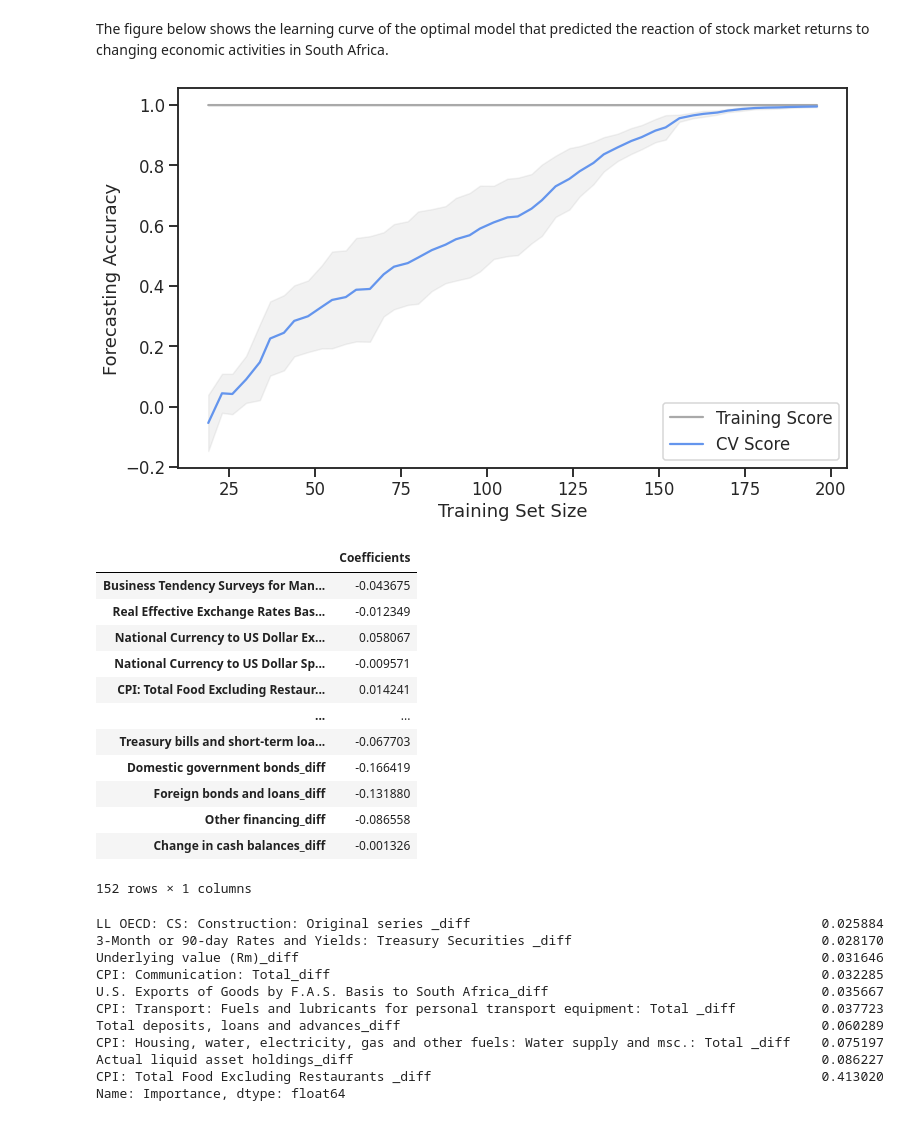
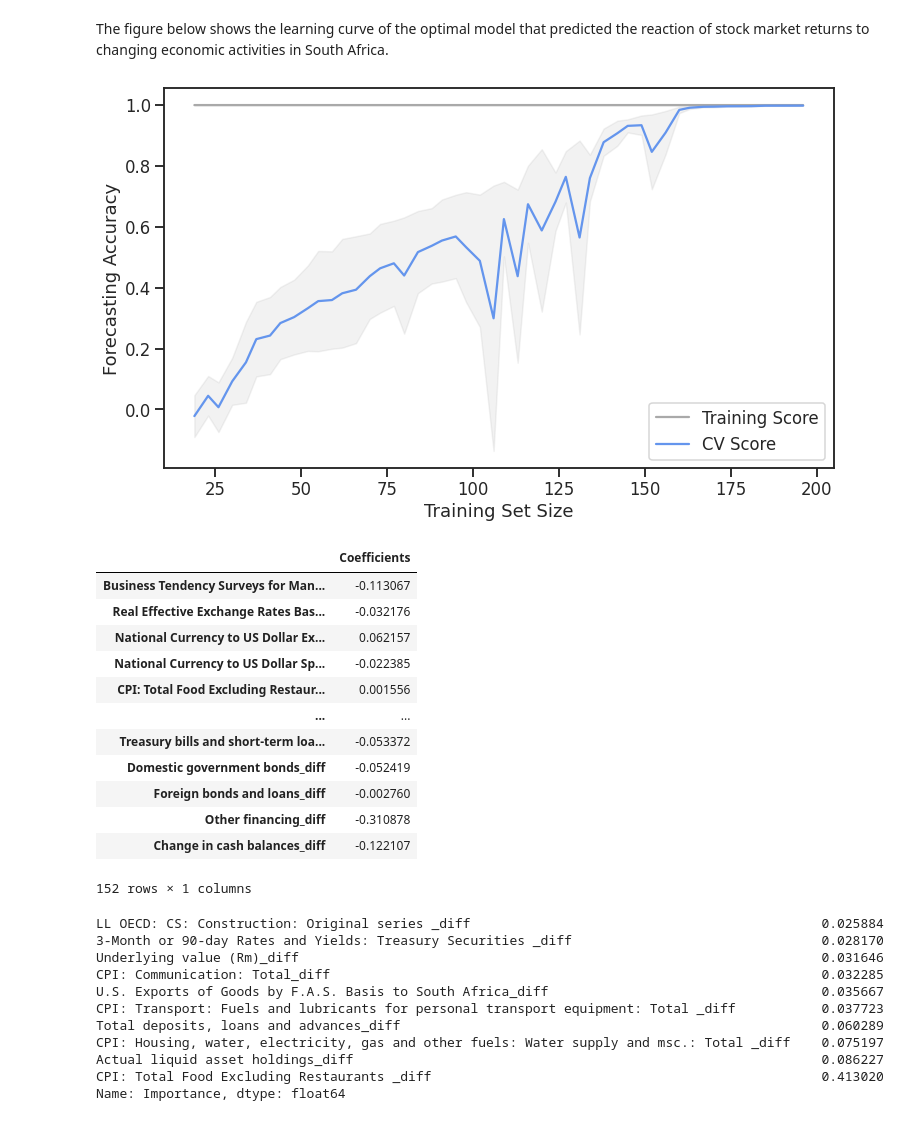
Before and after one commit to tshepochris/mastersproject, a Jupyter notebook: mastersproject.ipynb, the cells around one changed output. Cells and saved outputs as stored; diff of their text form; code cells hidden in the pictures.

```diff
--- a/mastersproject.ipynb
+++ b/mastersproject.ipynb
@@ -1816,46 +1816,46 @@ The figure below shows the learning curve of the optimal model that predicted th
 # %%
 x = np.array(default_pca_model_data.iloc[::, 0: -1]) # Assign predictor features
 y = np.array(pd.DataFrame(default_pca_model_data.iloc[::, -1])) # Assign the target feature
 x_train, x_test, y_train, y_test = train_test_split(x,y,test_size = 0.2, random_state=0)
 scaler = StandardScaler()
 x_train = scaler.fit_transform(x_train)
 x_test = scaler.transform(x_test)
-ridge = Ridge()
-ridge.fit(x_train, y_train)
-trainsize_ridge, trainscore_ridge, testscore_ridge  =  learning_curve(ridge, x, y, cv = 5, n_jobs = 5, train_sizes = np.linspace(0.1, 1.0, 50))
-trainscore_ridge_mean  =  np.mean(trainscore_ridge,axis = 1)
-testscore_ridge_mean  =  np.mean(testscore_ridge,axis = 1)
-trainscore_ridge_std = np.std(trainscore_ridge, axis = 1)
-testscore_ridge_std = np.std(testscore_ridge, axis = 1)
-plt.plot(trainsize_ridge, trainscore_ridge_mean, color="darkgrey", label = "Training Score",)
-plt.plot(trainsize_ridge, testscore_ridge_mean, color = "cornflowerblue", label = "CV Score",)
-plt.fill_between(trainsize_ridge, trainscore_ridge_mean - trainscore_ridge_std,
-                 trainscore_ridge_mean + trainscore_ridge_std, alpha=0.1,
+ols = LinearRegression()
+ols.fit(x_train, y_train)
+trainsize_ols, trainscore_ols, testscore_ols  =  learning_curve(ols, x, y, cv = 5, n_jobs = 5, train_sizes = np.linspace(0.1, 1.0, 50))
+trainscore_ols_mean  =  np.mean(trainscore_ols,axis = 1)
+testscore_ols_mean  =  np.mean(testscore_ols,axis = 1)
+trainscore_ols_std = np.std(trainscore_ols, axis = 1)
+testscore_ols_std = np.std(testscore_ols, axis = 1)
+plt.plot(trainsize_ols, trainscore_ols_mean, color="darkgrey", label = "Training Score",)
+plt.plot(trainsize_ols, testscore_ols_mean, color = "cornflowerblue", label = "CV Score",)
+plt.fill_between(trainsize_ols, trainscore_ols_mean - trainscore_ols_std,
+                 trainscore_ols_mean + trainscore_ols_std, alpha=0.1,
                  color="grey")
-plt.fill_between(trainsize_ridge, testscore_ridge_mean - testscore_ridge_std,
-                 testscore_ridge_mean + testscore_ridge_std, alpha=0.1, color="gray")
+plt.fill_between(trainsize_ols, testscore_ols_mean - testscore_ols_std,
+                 testscore_ols_mean + testscore_ols_std, alpha=0.1, color="gray")
 plt.xlabel("Training Set Size")
 plt.ylabel("Forecasting Accuracy")
 plt.legend(loc = 4)
 plt.show()
 # %% [output]
-[figure, old version]
+[figure, new version]
 # %%
-ridge_coef = pd.DataFrame(ridge.coef_, columns = [default_pca_model_data.iloc[::, 0:152].columns], index = ["Coefficients"])
-ridge_coef = ridge_coef.transpose()
-ridge_coef
+ols_coef = pd.DataFrame(ols.coef_, columns = [default_pca_model_data.iloc[::, 0:152].columns], index = ["Coefficients"])
+ols_coef = ols_coef.transpose()
+ols_coef
 # %% [output]
 |  | Coefficients |
-| Business Tendency Surveys for Man... | -0.043675 |
-| Real Effective Exchange Rates Bas... | -0.012349 |
-| National Currency to US Dollar Ex... | 0.058067 |
-| National Currency to US Dollar Sp... | -0.009571 |
-| CPI: Total Food Excluding Restaur... | 0.014241 |
+| Business Tendency Surveys for Man... | -0.113067 |
+| Real Effective Exchange Rates Bas... | -0.032176 |
+| National Currency to US Dollar Ex... | 0.062157 |
+| National Currency to US Dollar Sp... | -0.022385 |
+| CPI: Total Food Excluding Restaur... | 0.001556 |
 | ... | ... |
-| Treasury bills and short-term loa... | -0.067703 |
-| Domestic government bonds_diff | -0.166419 |
-| Foreign bonds and loans_diff | -0.131880 |
-| Other financing_diff | -0.086558 |
-| Change in cash balances_diff | -0.001326 |
+| Treasury bills and short-term loa... | -0.053372 |
+| Domestic government bonds_diff | -0.052419 |
+| Foreign bonds and loans_diff | -0.002760 |
+| Other financing_diff | -0.310878 |
+| Change in cash balances_diff | -0.122107 |
 152 rows × 1 columns
 # %%
```
Also changed, not shown: parts of 11 cells of this notebook.
